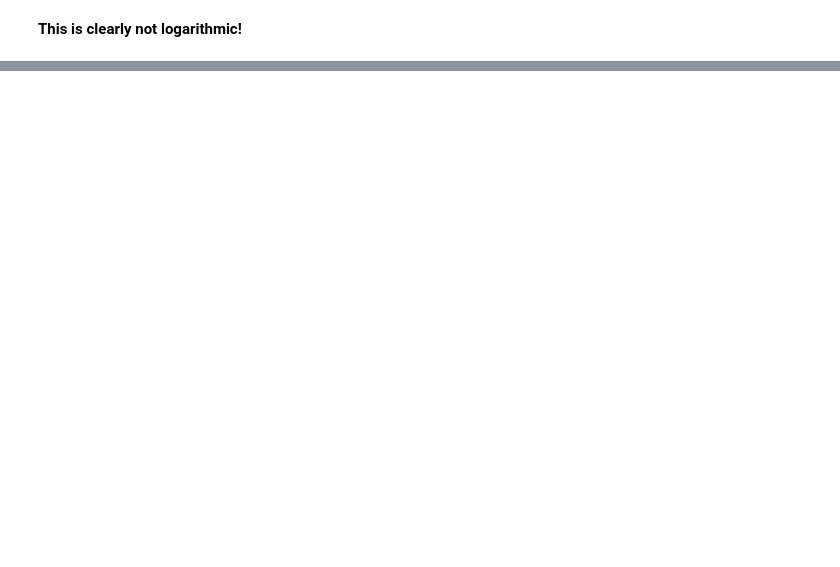
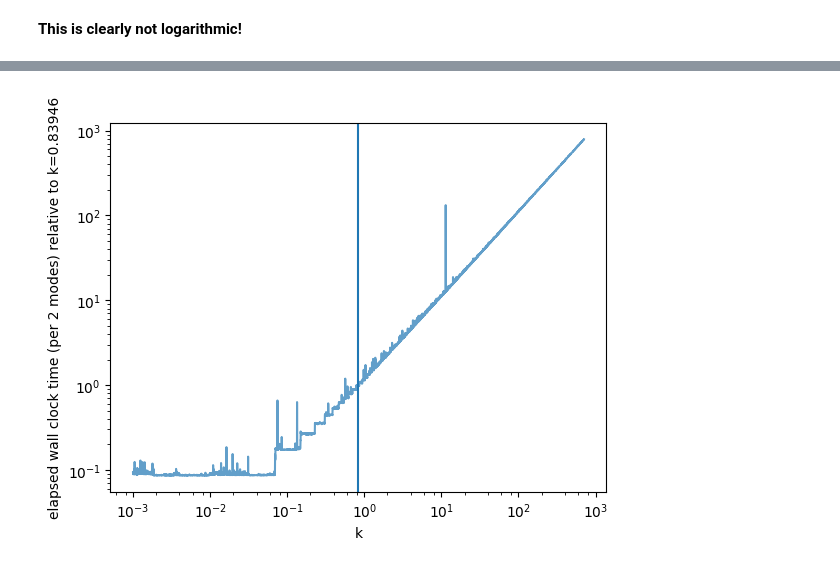
Before and after one commit to fruzsinaagocs/oscode, a Jupyter notebook: plots.ipynb, the cells around one changed output, grey strips where cells are left out. Cells and saved outputs as stored; diff of their text form; code cells hidden in the pictures; blank space fills up the shorter version.

```diff
--- a/plots.ipynb
+++ b/plots.ipynb
@@ -96,0 +114,4 @@ plt.show()
+# %%
+plot_time([pps6])
+# %% [output]
+[figure, added]
```
Also changed, not shown: parts of 6 cells of this notebook.
